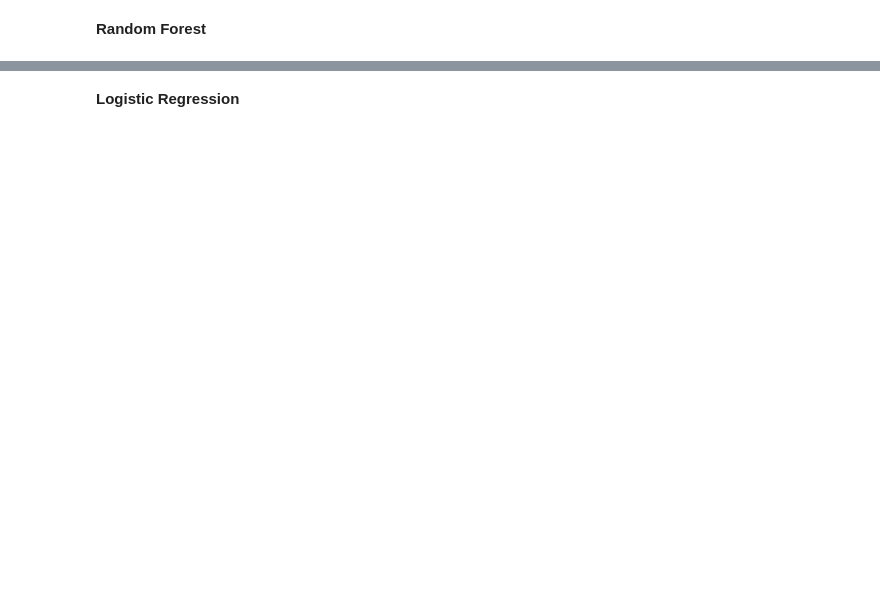
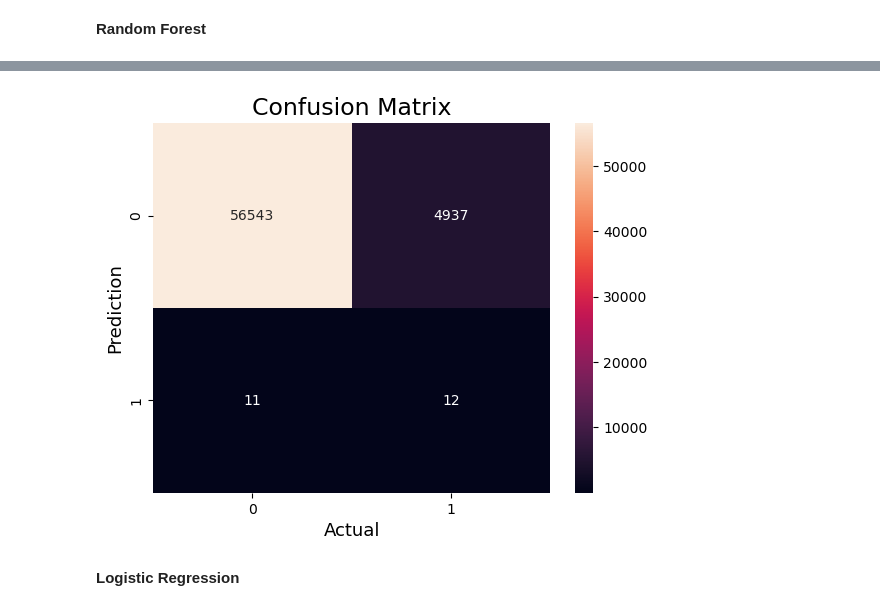
Before and after one commit to williamhilmysusatyo/home-credit, a Jupyter notebook: notebooks.ipynb, the cells around one changed output, grey strips where cells are left out. Drawn from its saved outputs; the diff is of its cells as text; code cells hidden in the pictures; blank space fills up the shorter version.

```diff
--- a/notebooks.ipynb
+++ b/notebooks.ipynb
@@ -538,2 +618,19 @@ len(train.columns)
+# %%
+from sklearn.metrics import confusion_matrix
+import matplotlib.pyplot as plt
+
+confusion_matrix = confusion_matrix(predict_train, y_test)
+
+sns.heatmap(confusion_matrix,
+            annot=True,
+            fmt='g',
+            xticklabels=['0','1'],
+            yticklabels=['0','1'])
+plt.ylabel('Prediction',fontsize=13)
+plt.xlabel('Actual',fontsize=13)
+plt.title('Confusion Matrix',fontsize=17)
+plt.show()
+# %% [output]
+[figure, added]
 # %% [markdown]
 **Logistic Regression**
```
Also changed, not shown: parts of 18 cells of this notebook.
